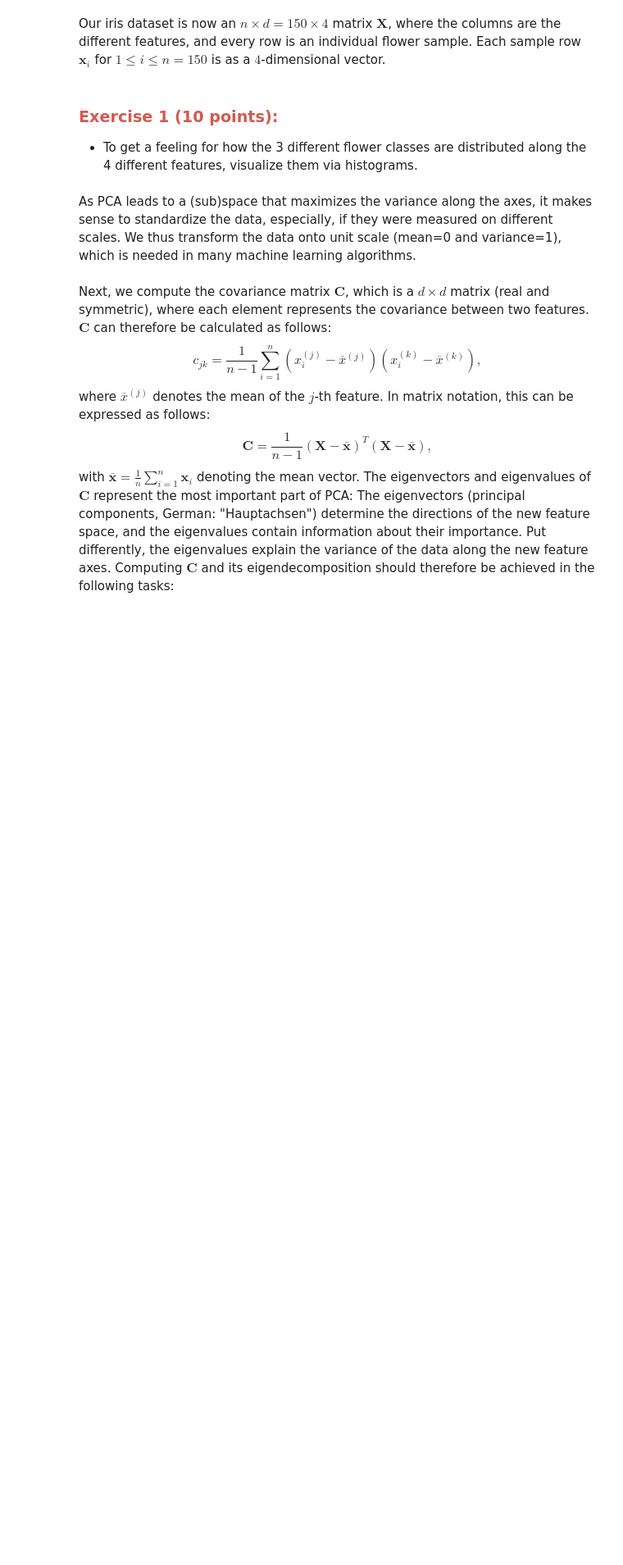
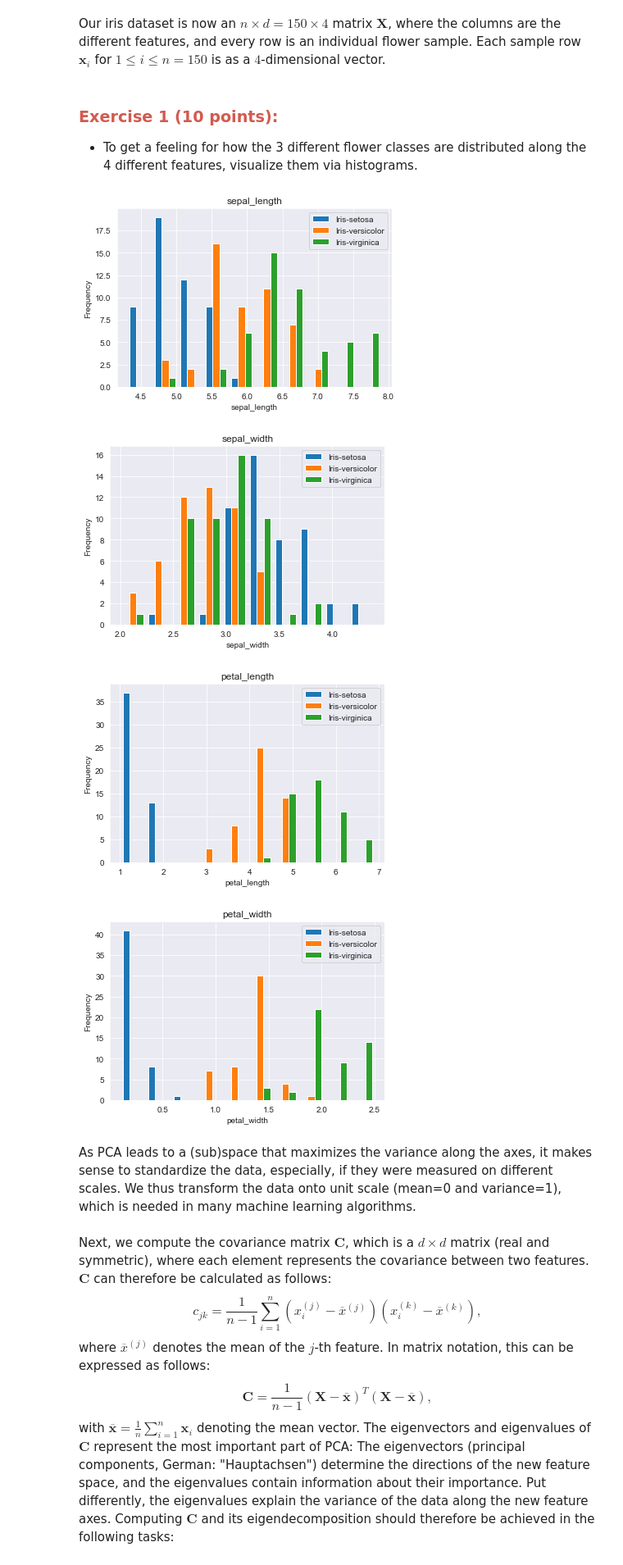
Before and after one commit to RobertWagner2401/Machine_Learning_Unsupervised_Techniques_UE, a Jupyter notebook: Assignment 02b/Assignment_2b.ipynb, the cells around one changed output. Shown: that part at 82% size. Drawn from its saved outputs; the diff is of its cells as text; code cells hidden in the pictures; blank space fills up the shorter version.

```diff
--- a/Assignment 02b/Assignment_2b.ipynb
+++ b/Assignment 02b/Assignment_2b.ipynb
@@ -53,3 +51,21 @@ Our iris dataset is now an $n \times d=150 \times 4$ matrix $\mathbf{X}$, where
+# %%
+########## YOUR SOLUTION HERE ##########
+for i in df.columns[:4]:
+    a = df[i][df['class'] == 'Iris-setosa']
+    b = df[i][df['class'] == 'Iris-versicolor']
+    c = df[i][df['class'] == 'Iris-virginica']
+
+    plt.hist([a,b,c],label=['Iris-setosa','Iris-versicolor', 'Iris-virginica'])
+    plt.legend(loc='upper right')
+    plt.title(i)
+    plt.xlabel(i)
+    plt.ylabel("Frequency")
+    plt.show()
+# %% [output]
+[figure, added]
+[figure, added]
+[figure, added]
+[figure, added]
 # %% [markdown]
 As PCA leads to a (sub)space that maximizes the variance along the axes, it makes sense to standardize the data, especially, if they were measured on different scales. We thus transform the data onto unit scale (mean=0 and variance=1), which is needed in many machine learning algorithms.
 # %%
```
Also changed, not shown: parts of 8 cells of this notebook.
